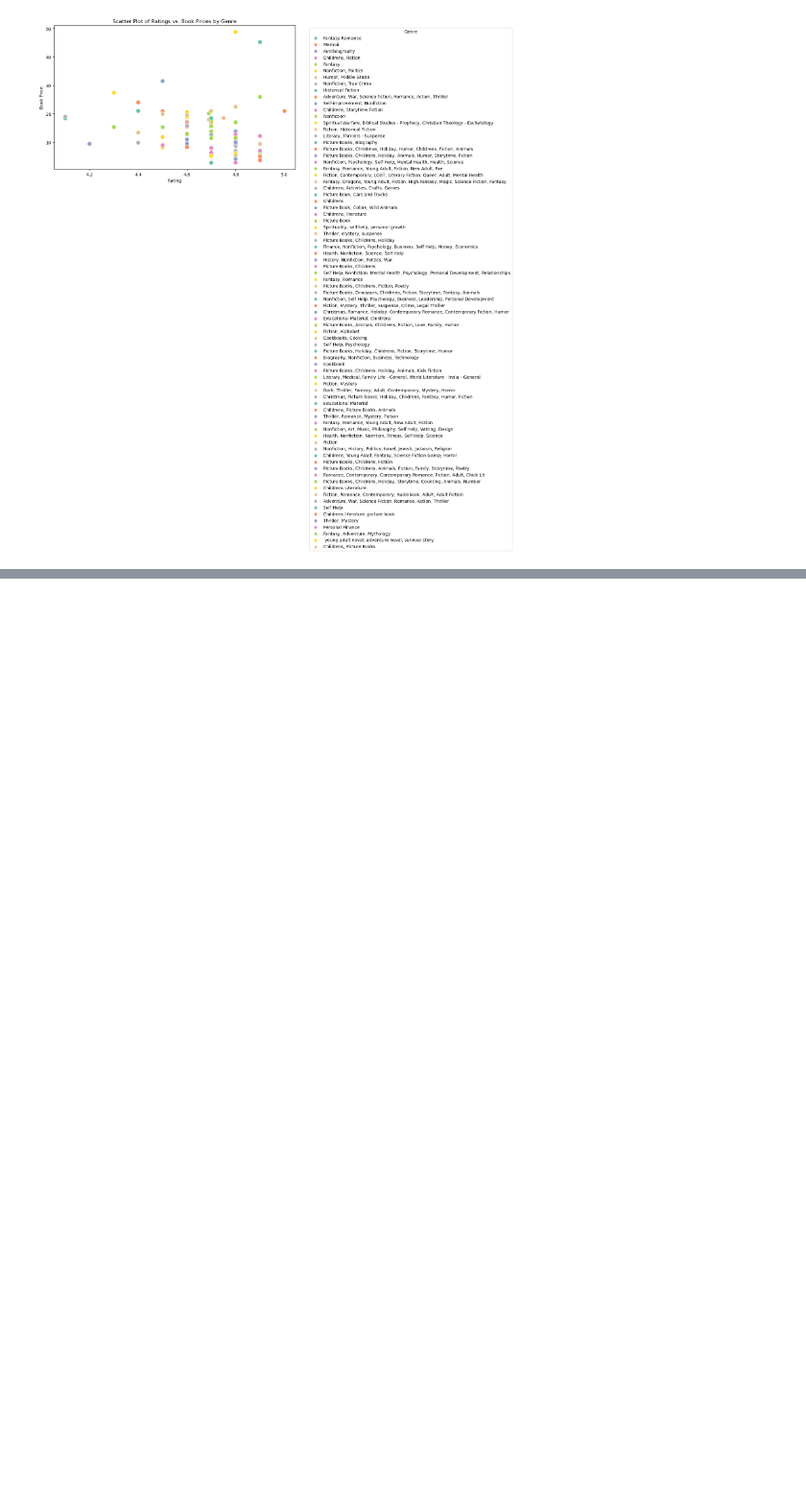
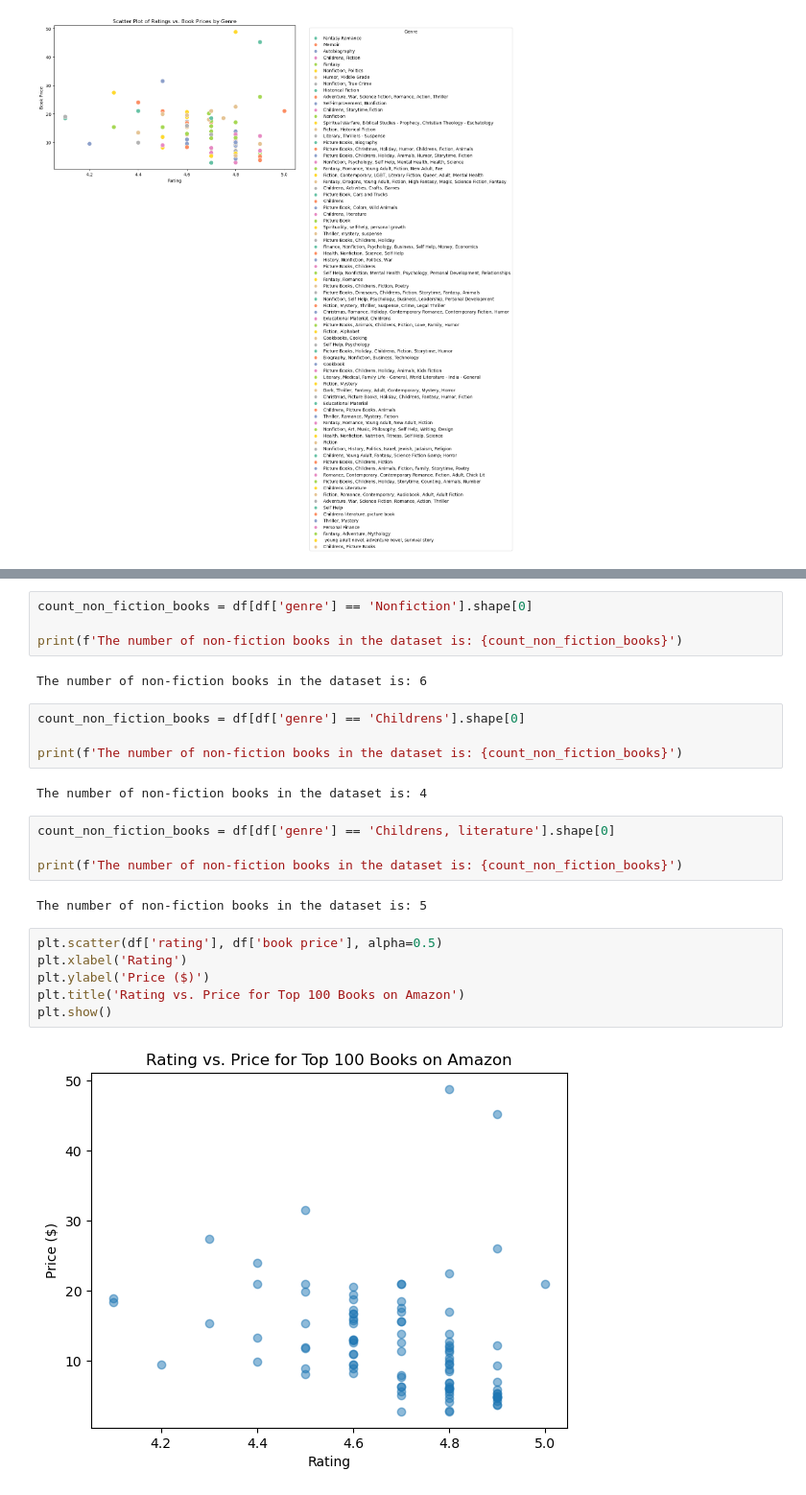
Before and after one commit to Nate206/DataScience1, a Jupyter notebook: CodeTemplates/unit1F.ipynb, the cells around one changed output, grey strips where cells are left out. Shown at 96% size. Cells and saved outputs as stored; diff of their text form; blank space fills up the shorter version.

```diff
--- a/CodeTemplates/unit1F.ipynb
+++ b/CodeTemplates/unit1F.ipynb
@@ -211,0 +263,26 @@ plt.show()
+# %%
+count_non_fiction_books = df[df['genre'] == 'Nonfiction'].shape[0]
+
+print(f'The number of non-fiction books in the dataset is: {count_non_fiction_books}')
+# %% [output]
+The number of non-fiction books in the dataset is: 6
+# %%
+count_non_fiction_books = df[df['genre'] == 'Childrens'].shape[0]
+
+print(f'The number of non-fiction books in the dataset is: {count_non_fiction_books}')
+# %% [output]
+The number of non-fiction books in the dataset is: 4
+# %%
+count_non_fiction_books = df[df['genre'] == 'Childrens, literature'].shape[0]
+
+print(f'The number of non-fiction books in the dataset is: {count_non_fiction_books}')
+# %% [output]
+The number of non-fiction books in the dataset is: 5
+# %%
+plt.scatter(df['rating'], df['book price'], alpha=0.5)
+plt.xlabel('Rating')
+plt.ylabel('Price ($)')
+plt.title('Rating vs. Price for Top 100 Books on Amazon')
+plt.show()
+# %% [output]
+[figure, added]
```
Also changed, not shown: parts of 5 cells of this notebook, 8 other files.
